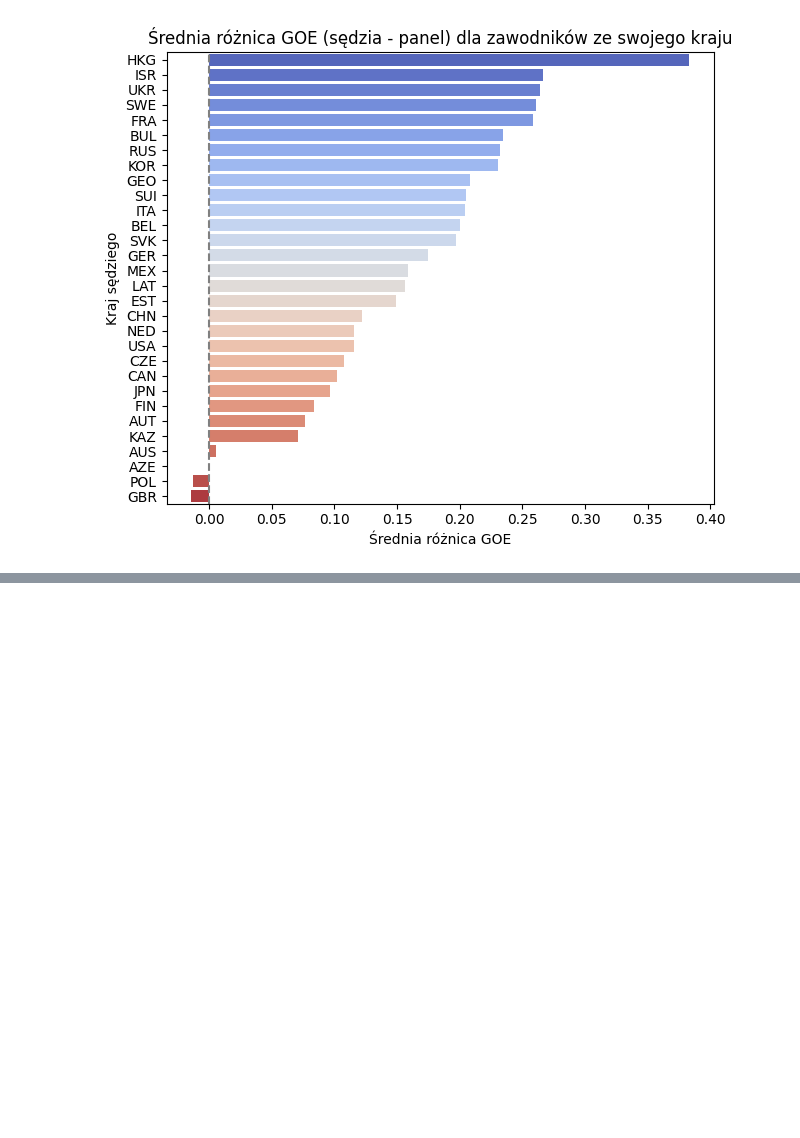
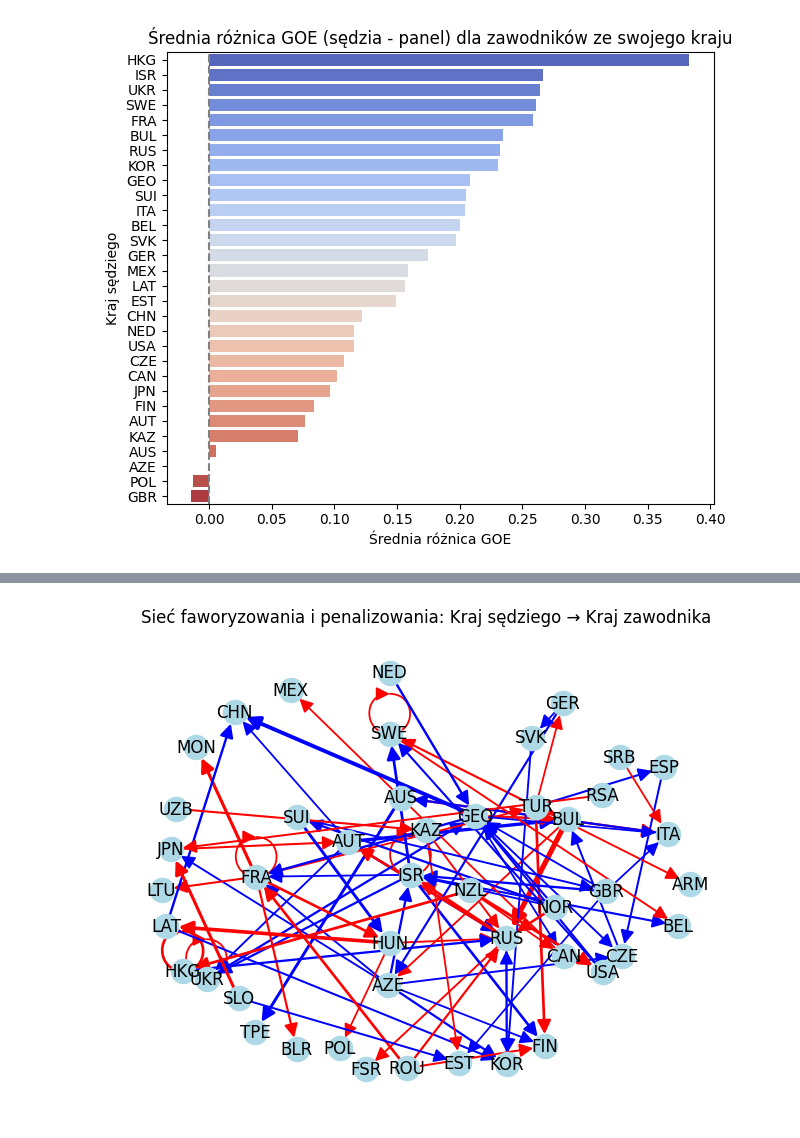
Before and after one commit to ann-e888/Skating_EDA, a Jupyter notebook: notebooks/anomailies.ipynb, the cells around one changed output, grey strips where cells are left out. Cells and saved outputs as stored; diff of their text form; code cells hidden in the pictures; blank space fills up the shorter version.

```diff
--- a/notebooks/anomailies.ipynb
+++ b/notebooks/anomailies.ipynb
@@ -125,0 +181,24 @@ plt.show()
+# %%
+G = nx.DiGraph()
+
+threshold = 0.25
+
+for judge in country_bias_matrix_f.index:
+    for athlete in country_bias_matrix_f.columns:
+        bias = country_bias_matrix_f.loc[judge, athlete]
+        if pd.notna(bias) and abs(bias) >= threshold:
+            color = 'red' if bias > 0 else 'blue'
+            G.add_edge(judge, athlete, weight=abs(bias), color=color)
+
+pos = nx.spring_layout(G, k=0.8, seed=42)
+
+edges = G.edges(data=True)
+colors = [attr['color'] for _, _, attr in edges]
+weights = [attr['weight'] * 5 for _, _, attr in edges]
+
+
+nx.draw(G, pos, with_labels=True, node_color='lightblue', edge_color=colors, width=weights, arrowsize=20)
+plt.title('Sieć faworyzowania i penalizowania: Kraj sędziego → Kraj zawodnika')
+plt.show()
+# %% [output]
+[figure, added]
```
Also changed, not shown: parts of 4 cells of this notebook.
